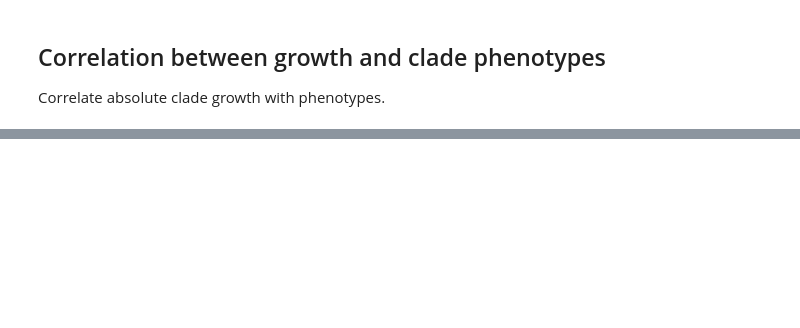
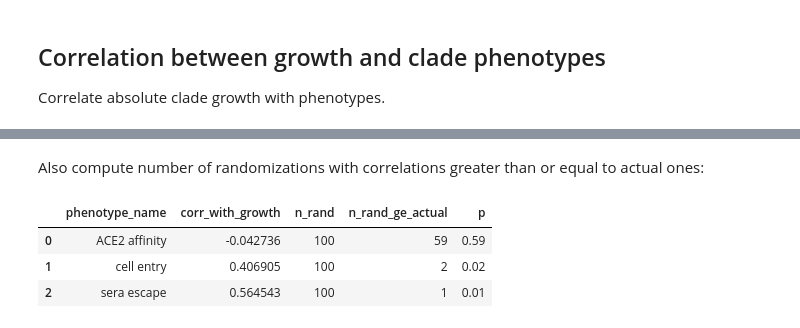
Before and after one commit to dms-vep/SARS-CoV-2_XBB.1.5_spike_DMS, a Jupyter notebook: notebooks/compare_natural.ipynb, the cells around one changed output, grey strips where cells are left out. Cells and saved outputs as stored; diff of their text form; code cells hidden in the pictures; blank space fills up the shorter version.

```diff
--- a/notebooks/compare_natural.ipynb
+++ b/notebooks/compare_natural.ipynb
@@ -346,14 +454,14 @@ only_new_muts_are_spike = alt.selection_point(
 toggle_muts = {
     mut: alt.selection_point(
         fields=[f"has_{mut}"],
-        value=False if init_value is True else None,
+        value=None,
         bind=alt.binding_radio(
             name=f"exclude clade pairs separated by {mut}",
             labels=["yes", "no"],
             options=[False, None],
         ),
     )
-    for (mut, init_value) in muts_to_toggle.items()
+    for mut in muts_to_toggle
 }
 
 phenotype_scatter_base = (
@@ -711,0 +922,4 @@ print(f"Found {len(clade_df)} clades")
+# %%
+clade_growth_df = clade_df.merge(growth_rates, on="clade", validate="one_to_one")
+
+print(f"Found {len(clade_growth_df)} clades with growth data")
@@ -731,7 +952,0 @@ Now add the growth rates, and only retain clades with growth rate estimates:
-# %%
-clade_growth_dms_df = clade_dms_df.merge(growth_rates, on="clade", validate="one_to_one")
-
-print(f"Saving to {clade_growth_dms_csv}")
-clade_growth_dms_df.to_csv(clade_growth_dms_csv, float_format="%.5g", index=False)
-
-print(f"Retained {len(clade_growth_dms_df)} clades with growth and DMS data")
@@ -758,14 +998,14 @@ clade_n_sequences_slider = alt.param(
 clade_toggle_muts = {
     mut: alt.selection_point(
         fields=[f"has_{mut}"],
-        value=False if init_value is True else None,
+        value=None,
         bind=alt.binding_radio(
             name=f"exclude clades with {mut} relative to {dms_clade}",
             labels=["yes", "no"],
             options=[False, None],
         ),
     )
-    for (mut, init_value) in muts_to_toggle.items()
+    for mut in muts_to_toggle
 }
 
 clade_phenotype_scatter_base = (
@@ -942,0 +1187,53 @@ display(clade_growth_phenotype_chart)
+# %% [markdown]
+Also compute number of randomizations with correlations greater than or equal to actual ones:
+# %%
+actual_corr = (
+    clade_dms_growth_df_tidy
+    .query("n_sequences >= @min_sequences")
+    .groupby("phenotype_name")
+    [["growth_rate", "phenotype"]]
+    .corr()
+    [["phenotype"]]
+    .reset_index()
+    .query("level_1 == 'growth_rate'")
+    .drop(columns="level_1")
+    .rename(columns={"phenotype": "corr_with_growth"})
+)
+
+rand_corrs = (
+    clade_dms_growth_df_rand
+    .melt(
+        id_vars=[c for c in clade_dms_growth_df_rand.columns if c not in phenotypes],
+        value_vars=phenotypes,
+        var_name="phenotype_name",
+        value_name="phenotype",
+    )
+    .query("n_sequences >= @min_sequences")
+    .groupby(["phenotype_name", "randomization"])
+    [["growth_rate", "phenotype"]]
+    .corr()
+    [["phenotype"]]
+    .reset_index()
+    .query("level_2 == 'growth_rate'")
+    .drop(columns="level_2")
+    .rename(columns={"phenotype": "rand_corr_with_growth"})
+)
+
+corr_p = (
+    actual_corr
+    .merge(rand_corrs, on="phenotype_name", validate="one_to_many")
+    .assign(ge=lambda x: x["rand_corr_with_growth"] >= x["corr_with_growth"])
+    .groupby(["phenotype_name", "corr_with_growth"], as_index=False)
+    .aggregate(
+        n_rand=pd.NamedAgg("randomization", "count"),
+        n_rand_ge_actual=pd.NamedAgg("ge", "sum"),
+    )
+    .assign(p=lambda x: x["n_rand_ge_actual"] / x["n_rand"])
+)
+
+corr_p
+# %% [output]
+|  | phenotype_name | corr_with_growth | n_rand | n_rand_ge_actual | p |
+| 0 | ACE2 affinity | -0.042736 | 100 | 59 | 0.59 |
+| 1 | cell entry | 0.406905 | 100 | 2 | 0.02 |
+| 2 | sera escape | 0.564543 | 100 | 1 | 0.01 |
```
Also changed, not shown: parts of 24 cells of this notebook, 3 other files.
